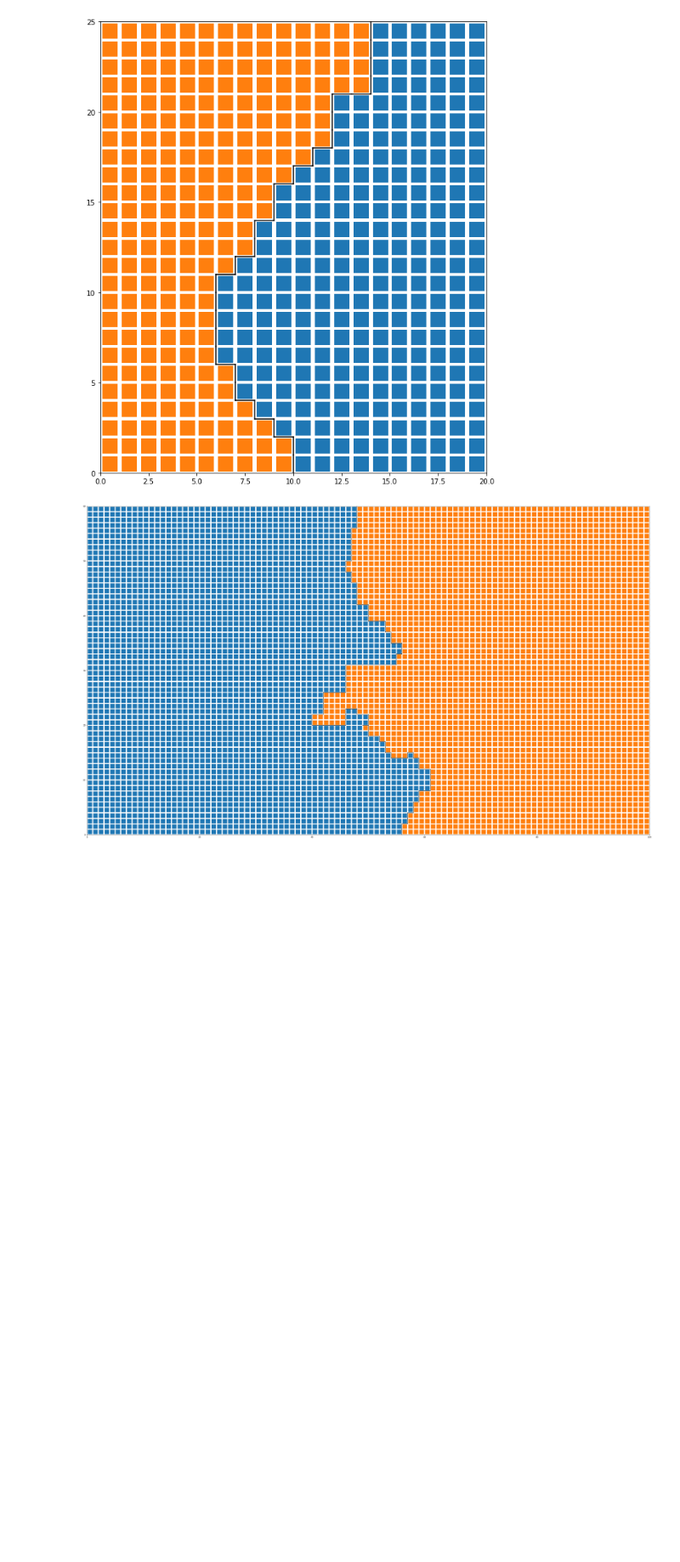
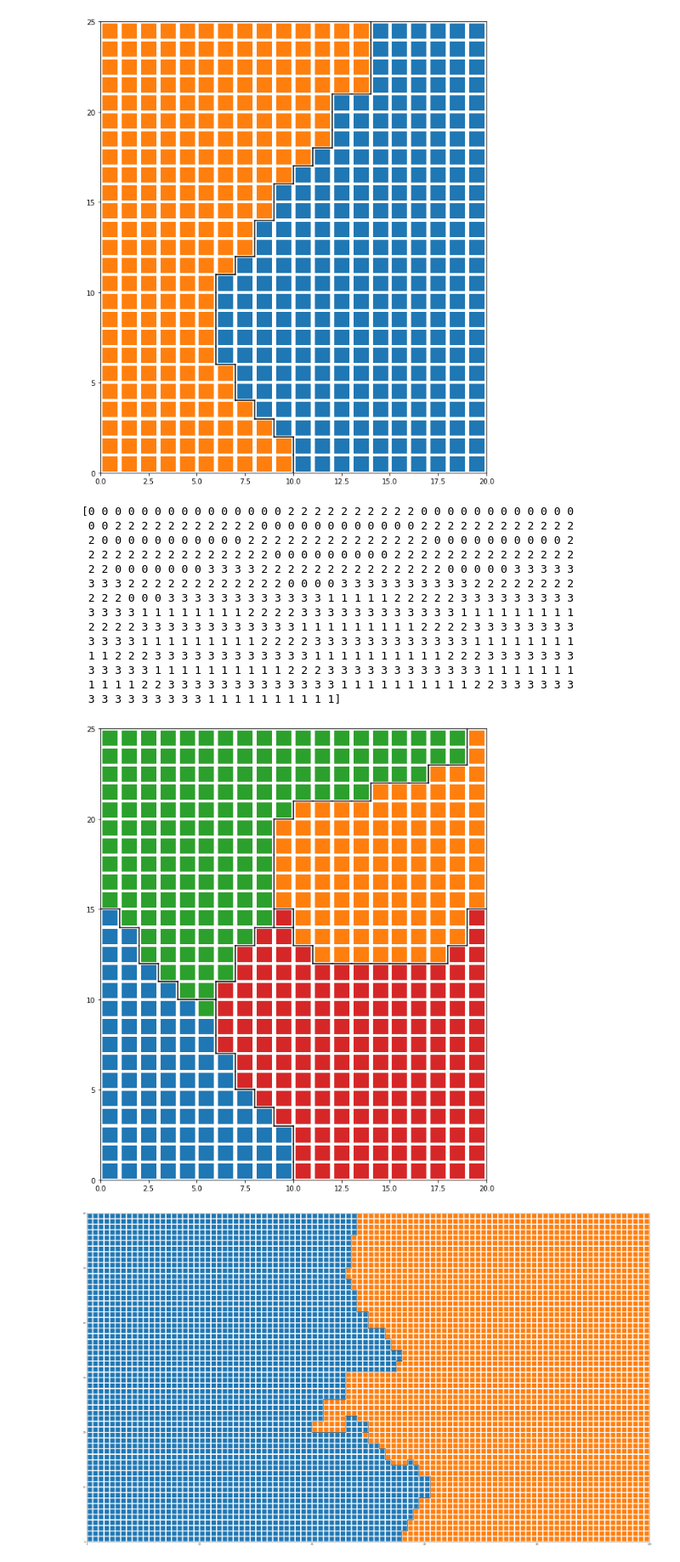
Before and after one commit to mikkelmilo/SOM-Clustering-Visualisations, a Jupyter notebook: chainlink-Kmeans+plot.ipynb, the cells around one changed output. Shown at 85% size. Saved outputs shown, nothing was run; the diff lists cells and outputs as text; code cells hidden in the pictures; blank space fills up the shorter version.

```diff
--- a/chainlink-Kmeans+plot.ipynb
+++ b/chainlink-Kmeans+plot.ipynb
@@ -256,6 +266,31 @@ plot_with_labelling(chainlink_som_small,d1,d2,labels_kM,labels_kM,rweights,debug
  0 0 0 0 0 0 0 0 0 0 0 0 0 0 0 0 0 0 0 0 0 0 0 0 0 0 0 0 0 0 0 0 0 0 0 0 0
  0 0 0 0 0 0 0 0 0 0 0 0 0 0 0 0 0 0 0]
 [figure]
+# %%
+#EXTREME VALUES
+d1=20
+d2=25
+weightskM = chainlink_som_small.get_weights().reshape(d1*d2,-1)
+kmeans_extreme = KMeans(n_clusters=4, random_state=5).fit(weightskM)
+labels_extreme = kmeans_extreme.labels_
+print(labels_extreme)
+plot_with_labelling(chainlink_som_small,d1,d2,labels_extreme,labels_extreme,weightskM,debug=False)
+# %% [output]
+[0 0 0 0 0 0 0 0 0 0 0 0 0 0 0 2 2 2 2 2 2 2 2 2 2 0 0 0 0 0 0 0 0 0 0 0 0
+ 0 0 2 2 2 2 2 2 2 2 2 2 2 0 0 0 0 0 0 0 0 0 0 0 0 2 2 2 2 2 2 2 2 2 2 2 2
+ 2 0 0 0 0 0 0 0 0 0 0 0 2 2 2 2 2 2 2 2 2 2 2 2 2 2 0 0 0 0 0 0 0 0 0 0 2
+ 2 2 2 2 2 2 2 2 2 2 2 2 2 2 0 0 0 0 0 0 0 0 0 2 2 2 2 2 2 2 2 2 2 2 2 2 2
+ 2 2 0 0 0 0 0 0 0 3 3 3 3 2 2 2 2 2 2 2 2 2 2 2 2 2 2 0 0 0 0 0 3 3 3 3 3
+ 3 3 3 2 2 2 2 2 2 2 2 2 2 2 2 0 0 0 0 3 3 3 3 3 3 3 3 3 3 2 2 2 2 2 2 2 2
+ 2 2 2 0 0 0 3 3 3 3 3 3 3 3 3 3 3 3 1 1 1 1 1 2 2 2 2 2 3 3 3 3 3 3 3 3 3
+ 3 3 3 3 1 1 1 1 1 1 1 1 2 2 2 2 3 3 3 3 3 3 3 3 3 3 3 3 1 1 1 1 1 1 1 1 1
+ 2 2 2 2 3 3 3 3 3 3 3 3 3 3 3 3 1 1 1 1 1 1 1 1 1 2 2 2 2 3 3 3 3 3 3 3 3
+ 3 3 3 3 1 1 1 1 1 1 1 1 1 2 2 2 2 3 3 3 3 3 3 3 3 3 3 3 3 1 1 1 1 1 1 1 1
+ 1 1 2 2 2 3 3 3 3 3 3 3 3 3 3 3 3 1 1 1 1 1 1 1 1 1 1 2 2 2 3 3 3 3 3 3 3
+ 3 3 3 3 3 1 1 1 1 1 1 1 1 1 1 2 2 2 3 3 3 3 3 3 3 3 3 3 3 3 1 1 1 1 1 1 1
+ 1 1 1 1 2 2 3 3 3 3 3 3 3 3 3 3 3 3 3 1 1 1 1 1 1 1 1 1 1 2 2 3 3 3 3 3 3
+ 3 3 3 3 3 3 3 3 3 1 1 1 1 1 1 1 1 1 1]
+[figure, added]
 # %%
 #Hierarchical 100X60
 # %%
```
Also changed, not shown: parts of 2 cells of this notebook.
